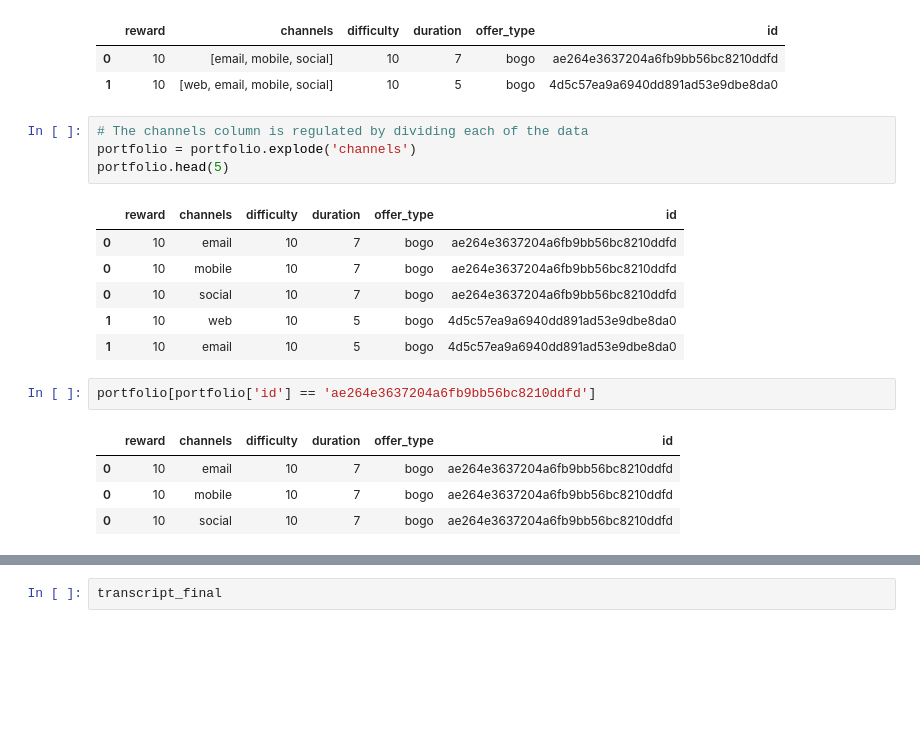
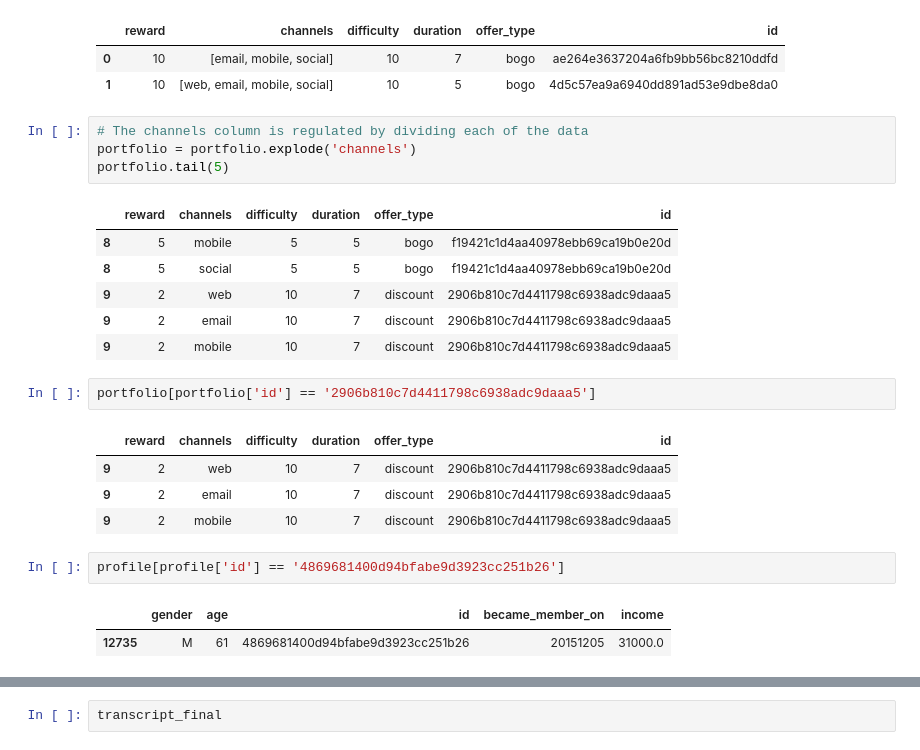
Before and after one commit to cbarros7/ml_engineer_nanodegree, a Jupyter notebook: capstone_project/Starbucks_Capstone_notebook.ipynb, the cells around one changed output, grey strips where cells are left out. Drawn from its saved outputs; the diff is of its cells as text; blank space fills up the shorter version.

```diff
--- a/capstone_project/Starbucks_Capstone_notebook.ipynb
+++ b/capstone_project/Starbucks_Capstone_notebook.ipynb
@@ -115,21 +115,26 @@ portfolio.head(2)
 # %%
 # The channels column is regulated by dividing each of the data
 portfolio = portfolio.explode('channels')
-portfolio.head(5)
+portfolio.tail(5)
 # %% [output]
 |  | reward | channels | difficulty | duration | offer_type | id |
-| 0 | 10 | email | 10 | 7 | bogo | ae264e3637204a6fb9bb56bc8210ddfd |
-| 0 | 10 | mobile | 10 | 7 | bogo | ae264e3637204a6fb9bb56bc8210ddfd |
-| 0 | 10 | social | 10 | 7 | bogo | ae264e3637204a6fb9bb56bc8210ddfd |
-| 1 | 10 | web | 10 | 5 | bogo | 4d5c57ea9a6940dd891ad53e9dbe8da0 |
-| 1 | 10 | email | 10 | 5 | bogo | 4d5c57ea9a6940dd891ad53e9dbe8da0 |
+| 8 | 5 | mobile | 5 | 5 | bogo | f19421c1d4aa40978ebb69ca19b0e20d |
+| 8 | 5 | social | 5 | 5 | bogo | f19421c1d4aa40978ebb69ca19b0e20d |
+| 9 | 2 | web | 10 | 7 | discount | 2906b810c7d4411798c6938adc9daaa5 |
+| 9 | 2 | email | 10 | 7 | discount | 2906b810c7d4411798c6938adc9daaa5 |
+| 9 | 2 | mobile | 10 | 7 | discount | 2906b810c7d4411798c6938adc9daaa5 |
 # %%
-portfolio[portfolio['id'] == 'ae264e3637204a6fb9bb56bc8210ddfd']
+portfolio[portfolio['id'] == '2906b810c7d4411798c6938adc9daaa5']
 # %% [output]
 |  | reward | channels | difficulty | duration | offer_type | id |
-| 0 | 10 | email | 10 | 7 | bogo | ae264e3637204a6fb9bb56bc8210ddfd |
-| 0 | 10 | mobile | 10 | 7 | bogo | ae264e3637204a6fb9bb56bc8210ddfd |
-| 0 | 10 | social | 10 | 7 | bogo | ae264e3637204a6fb9bb56bc8210ddfd |
+| 9 | 2 | web | 10 | 7 | discount | 2906b810c7d4411798c6938adc9daaa5 |
+| 9 | 2 | email | 10 | 7 | discount | 2906b810c7d4411798c6938adc9daaa5 |
+| 9 | 2 | mobile | 10 | 7 | discount | 2906b810c7d4411798c6938adc9daaa5 |
+# %%
+profile[profile['id'] == '4869681400d94bfabe9d3923cc251b26']
+# %% [output]
+|  | gender | age | id | became_member_on | income |
+| 12735 | M | 61 | 4869681400d94bfabe9d3923cc251b26 | 20151205 | 31000.0 |
 # %%
 # Display dataset profile
 profile.head(2)
```
Also changed, not shown: parts of 25 cells of this notebook.
